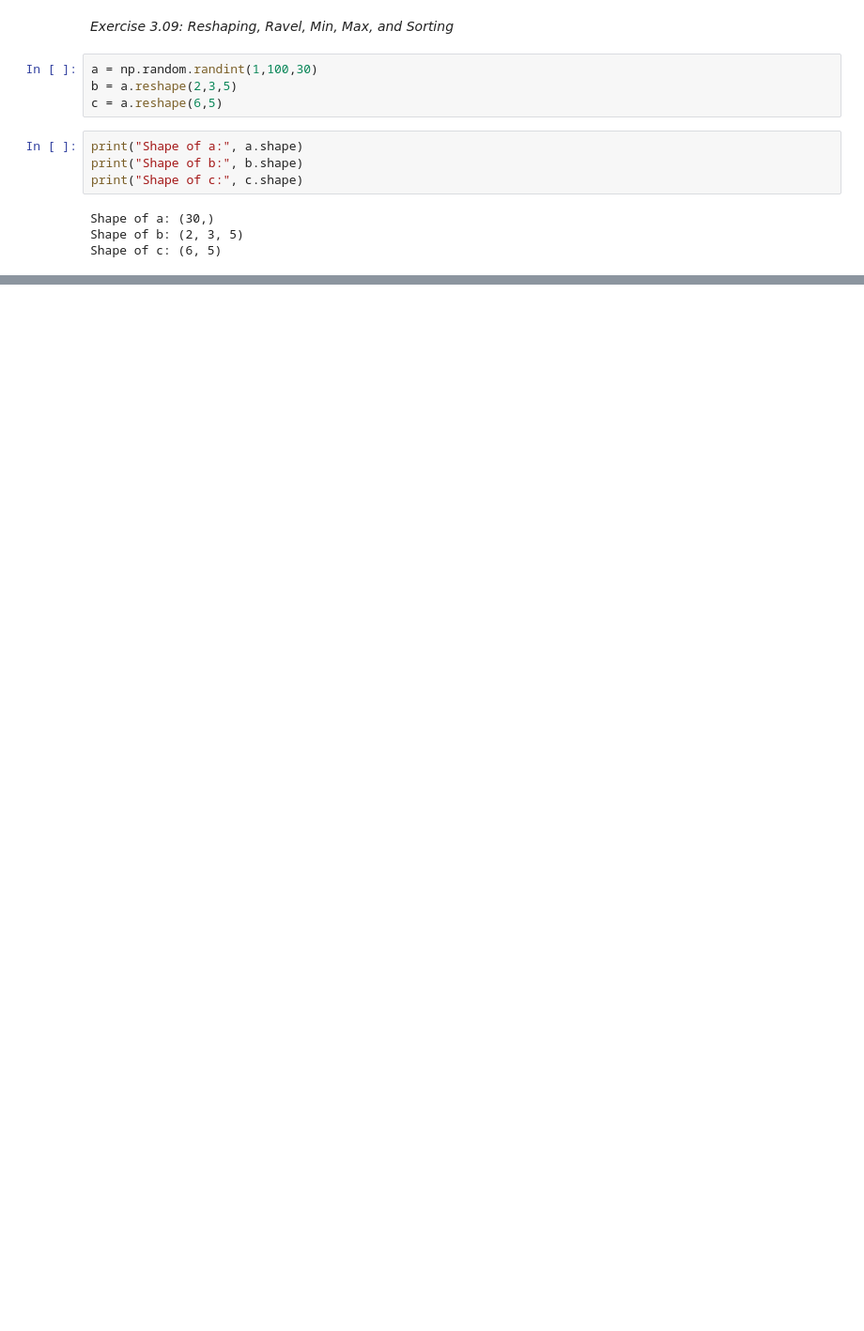
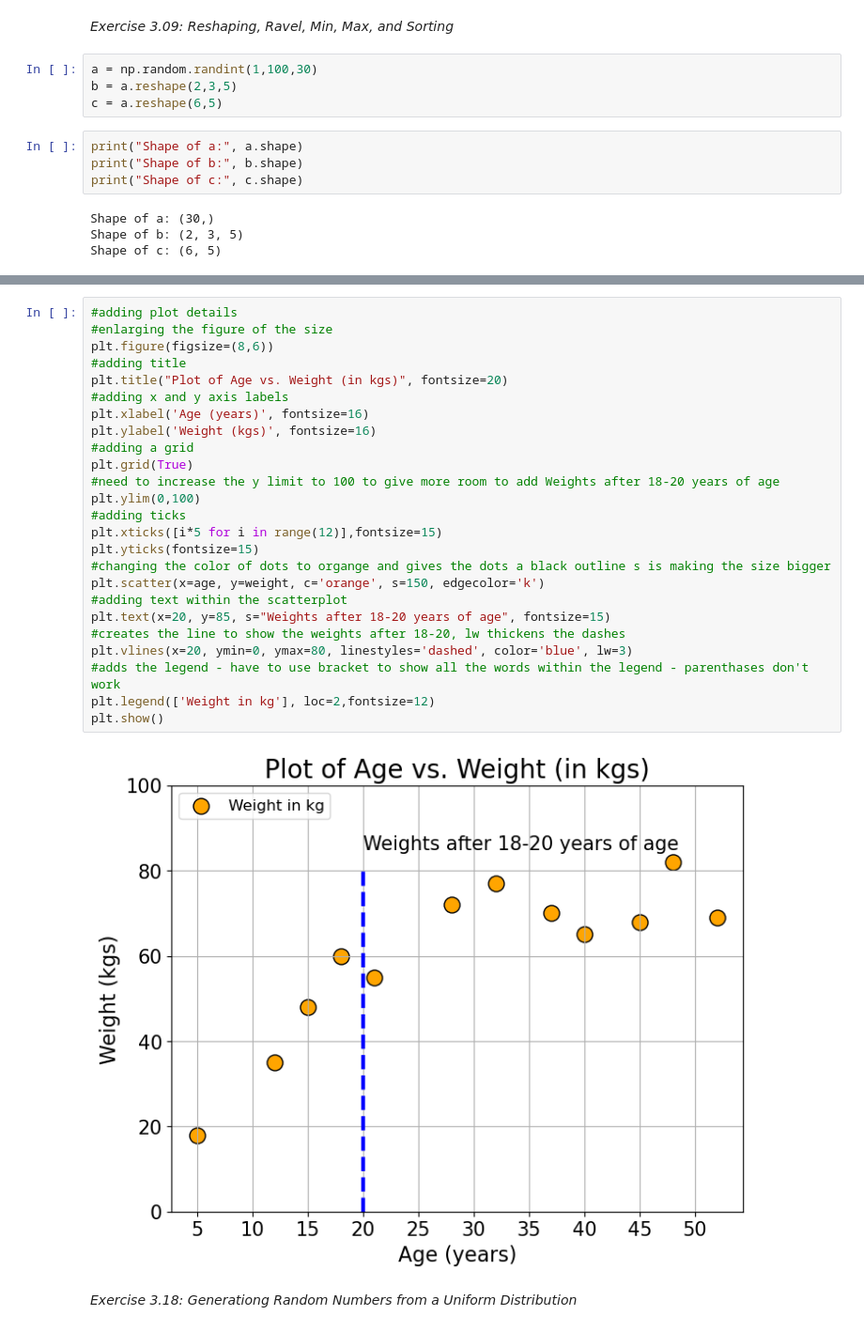
Before and after one commit to alkajae/The-Data-Wrangling-Workshop, a Jupyter notebook: Chapter03/JohnsonT302-2255-1Weeks3&4.ipynb, the cells around one changed output, grey strips where cells are left out. Shown: that part at 94% size. Cells and saved outputs as stored; diff of their text form; blank space fills up the shorter version.

```diff
--- a/Chapter03/JohnsonT302-2255-1Weeks3&4.ipynb
+++ b/Chapter03/JohnsonT302-2255-1Weeks3&4.ipynb
@@ -391,0 +836,29 @@ print(b_flat)
+# %%
+#adding plot details
+#enlarging the figure of the size
+plt.figure(figsize=(8,6))
+#adding title
+plt.title("Plot of Age vs. Weight (in kgs)", fontsize=20)
+#adding x and y axis labels
+plt.xlabel('Age (years)', fontsize=16)
+plt.ylabel('Weight (kgs)', fontsize=16)
+#adding a grid
+plt.grid(True)
+#need to increase the y limit to 100 to give more room to add Weights after 18-20 years of age
+plt.ylim(0,100)
+#adding ticks
+plt.xticks([i*5 for i in range(12)],fontsize=15)
+plt.yticks(fontsize=15)
+#changing the color of dots to organge and gives the dots a black outline s is making the size bigger
+plt.scatter(x=age, y=weight, c='orange', s=150, edgecolor='k')
+#adding text within the scatterplot
+plt.text(x=20, y=85, s="Weights after 18-20 years of age", fontsize=15)
+#creates the line to show the weights after 18-20, lw thickens the dashes
+plt.vlines(x=20, ymin=0, ymax=80, linestyles='dashed', color='blue', lw=3)
+#adds the legend - have to use bracket to show all the words within the legend - parenthases don't work
+plt.legend(['Weight in kg'], loc=2,fontsize=12)
+plt.show()
+# %% [output]
+[figure, added]
+# %% [markdown]
+*Exercise 3.18: Generationg Random Numbers from a Uniform Distribution*
```
Also changed, not shown: parts of 201 cells of this notebook, 10 other files.
